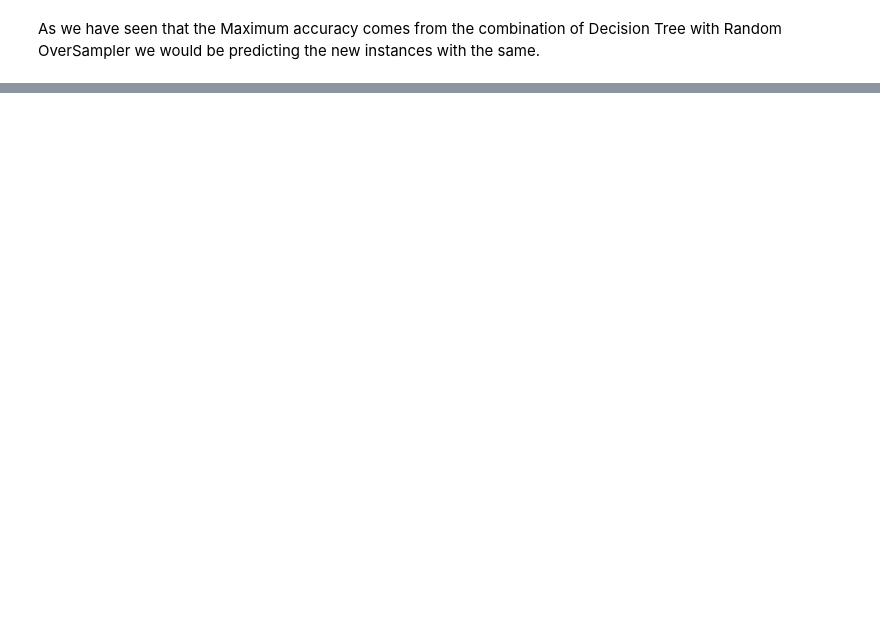
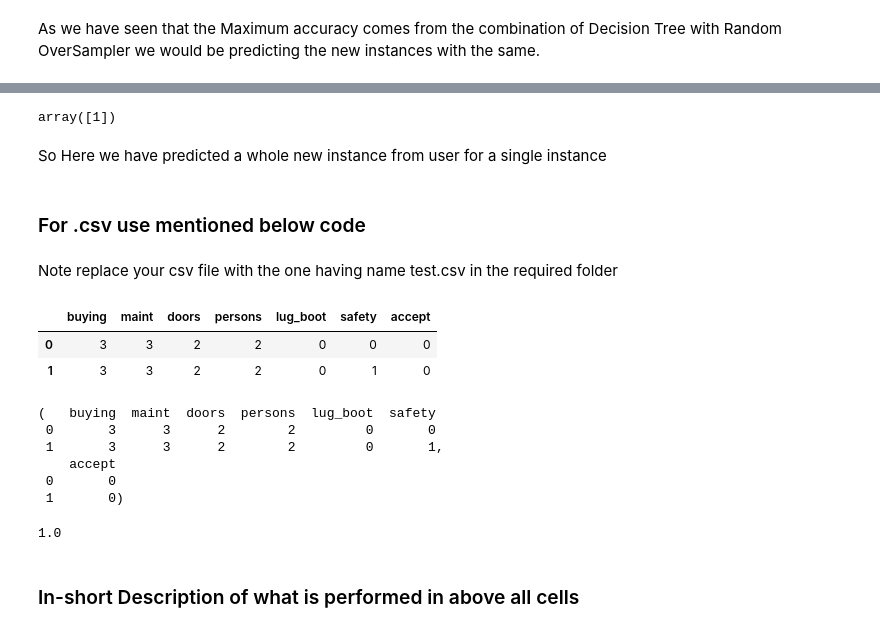
Before and after one commit to dhruvil-shah/ML-Term-Assignment, a Jupyter notebook: model.ipynb, the cells around one changed output, grey strips where cells are left out. Saved outputs shown, nothing was run; the diff lists cells and outputs as text; code cells hidden in the pictures; blank space fills up the shorter version.

```diff
--- a/model.ipynb
+++ b/model.ipynb
@@ -451,0 +522,38 @@ def fin_model(X_new):
+# %%
+fin_model(x1_test)
+# %% [output]
+array([1])
+# %% [markdown]
+So Here we have predicted a whole new instance from user for a single instance
+# %% [markdown]
+### For .csv use mentioned below code
+# %% [markdown]
+Note replace your csv file with the one having name test.csv in the required folder
+# %%
+test=pd.read_csv('test.csv')
+transfer={'vhigh':3,'high':2,'med':1,'low':0,'small':0,'big':2,'unacc':0,'acc':1,'good':2,'vgood':3,'more':1,'5more':1}
+test.replace(transfer,inplace=True)
+test
+# %% [output]
+|  | buying | maint | doors | persons | lug_boot | safety | accept |
+| 0 | 3 | 3 | 2 | 2 | 0 | 0 | 0 |
+| 1 | 3 | 3 | 2 | 2 | 0 | 1 | 0 |
+# %%
+X_test1=test.drop(columns=['accept'])
+y_test1=pd.DataFrame(test['accept'])
+X_test1,y_test1
+# %% [output]
+(   buying  maint  doors  persons  lug_boot  safety
+ 0       3      3      2        2         0       0
+ 1       3      3      2        2         0       1,
+    accept
+ 0       0
+ 1       0)
+# %%
+y_test_pred=fin_model(X_test1)
+cm,ac=getAcc(y_test_pred,y_test1)
+print(ac)
+# %% [output]
+1.0
+# %% [markdown]
+### In-short Description of what is performed in above all cells
```
Also changed, not shown: parts of 19 cells of this notebook, 4 other files.
